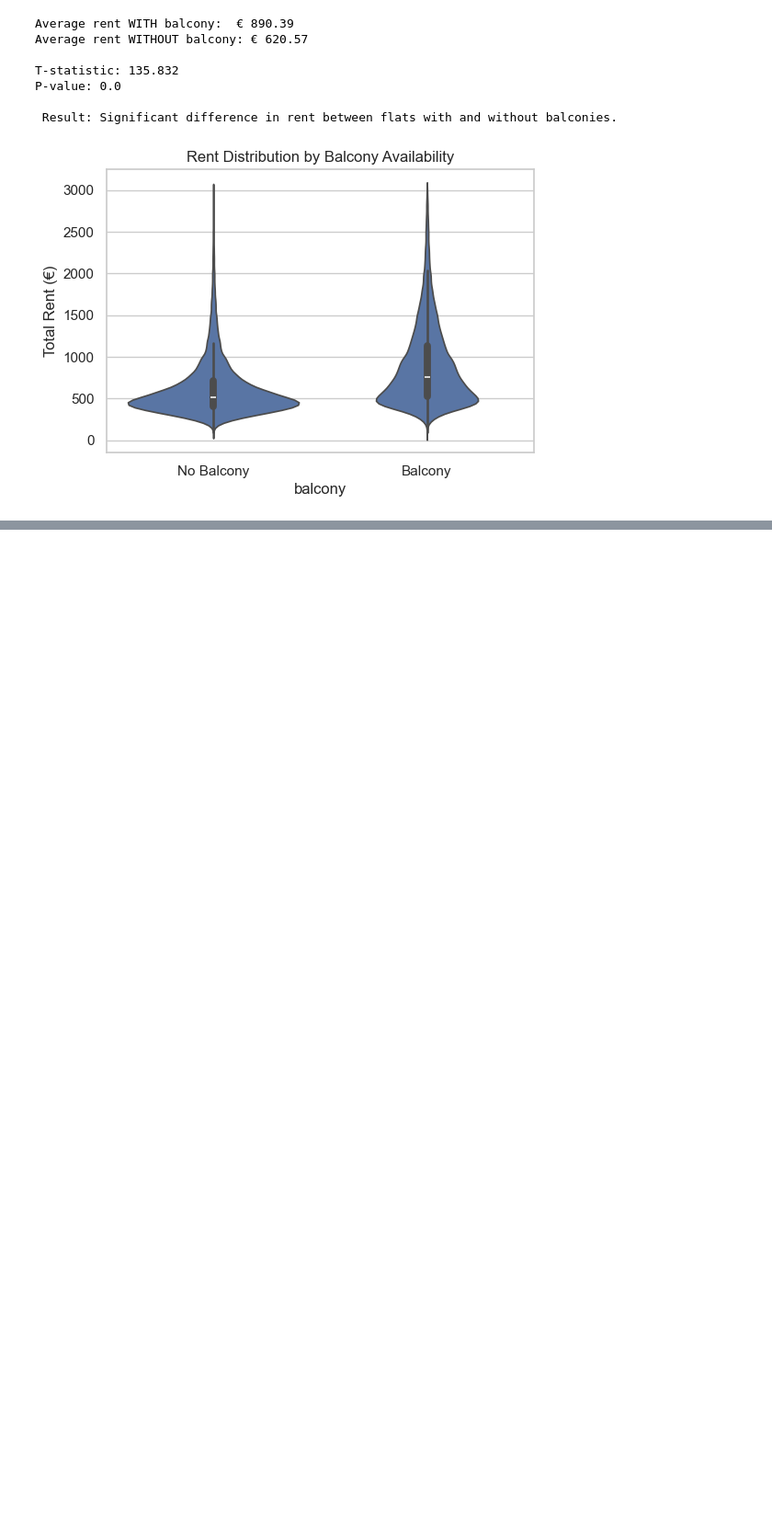
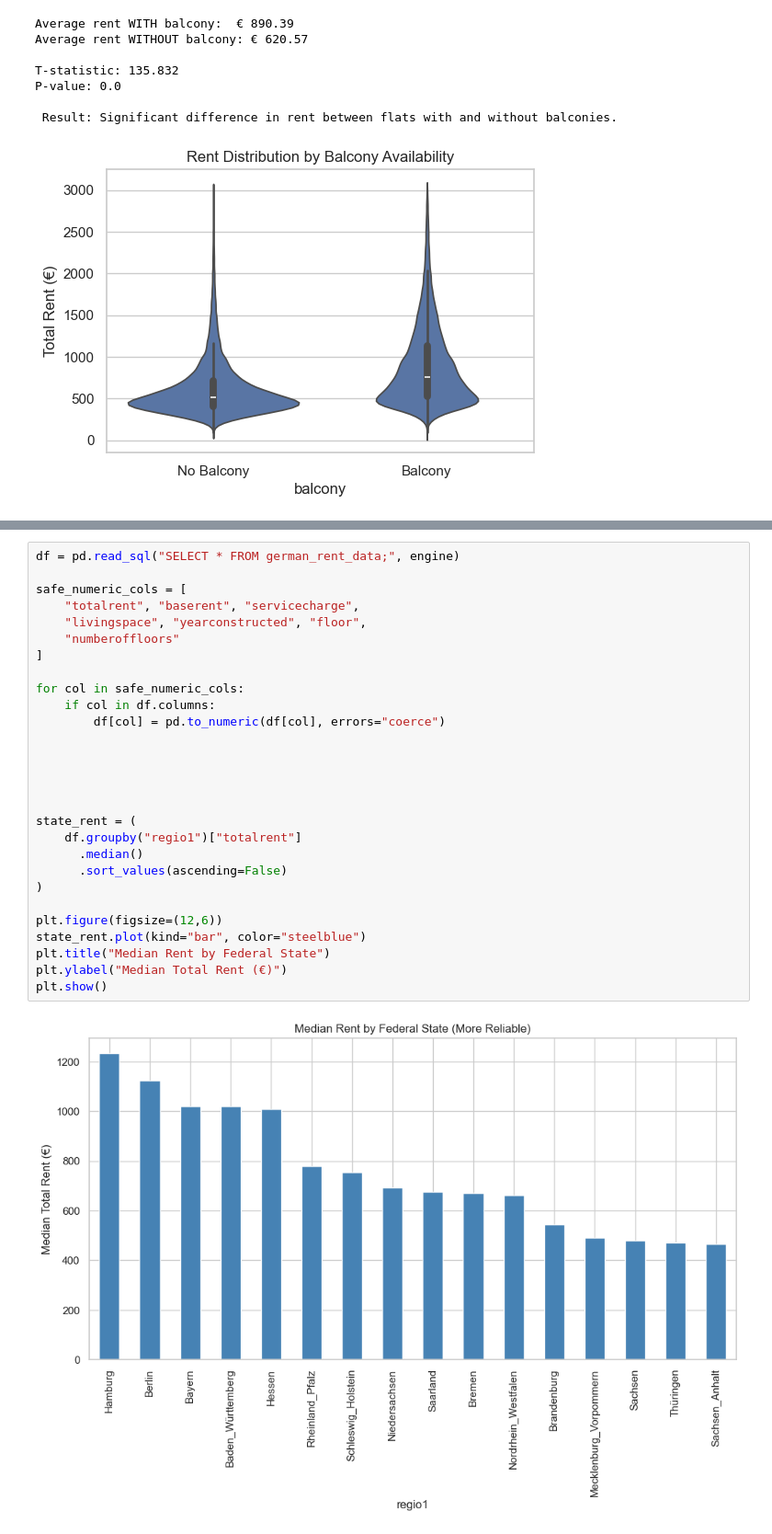
Before and after one commit to DoomStr23/German-Housing-Market-Analysis, a Jupyter notebook: explore_data.ipynb, the cells around one changed output, grey strips where cells are left out. Shown at 92% size. Drawn from its saved outputs; the diff is of its cells as text; blank space fills up the shorter version.

```diff
--- a/explore_data.ipynb
+++ b/explore_data.ipynb
@@ -394,0 +350,30 @@ No data available for plotting.
+# %%
+df = pd.read_sql("SELECT * FROM german_rent_data;", engine)
+
+safe_numeric_cols = [
+    "totalrent", "baserent", "servicecharge",
+    "livingspace", "yearconstructed", "floor",
+    "numberoffloors"
+]
+
+for col in safe_numeric_cols:
+    if col in df.columns:
+        df[col] = pd.to_numeric(df[col], errors="coerce")
+
+
+
+
+
+state_rent = (
+    df.groupby("regio1")["totalrent"]
+      .median()
+      .sort_values(ascending=False)
+)
+
+plt.figure(figsize=(12,6))
+state_rent.plot(kind="bar", color="steelblue")
+plt.title("Median Rent by Federal State")
+plt.ylabel("Median Total Rent (€)")
+plt.show()
+# %% [output]
+[figure, added]
```
Also changed, not shown: parts of 6 cells of this notebook, 1 other file.
